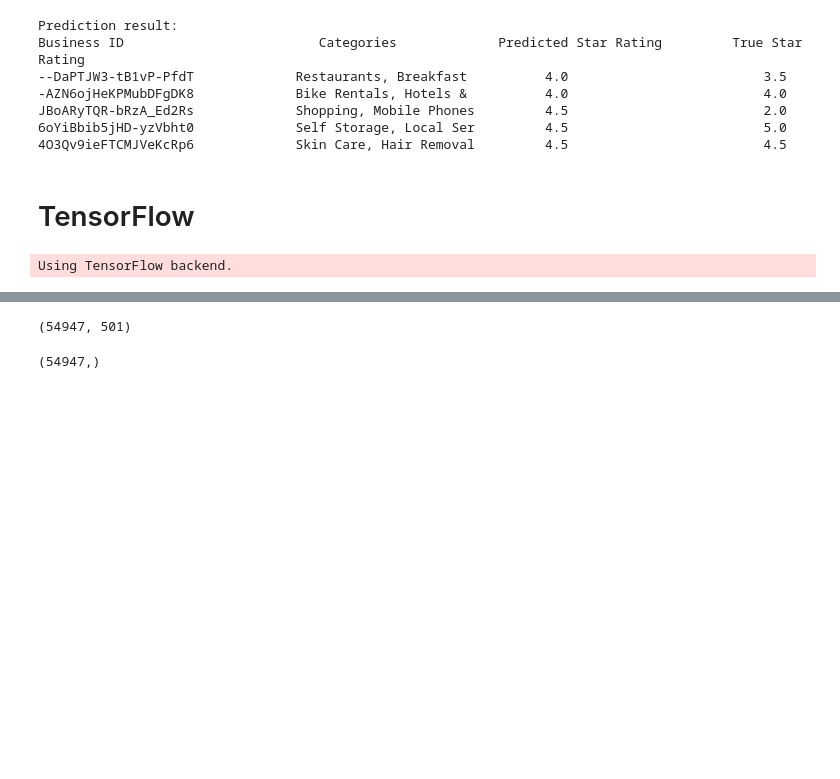
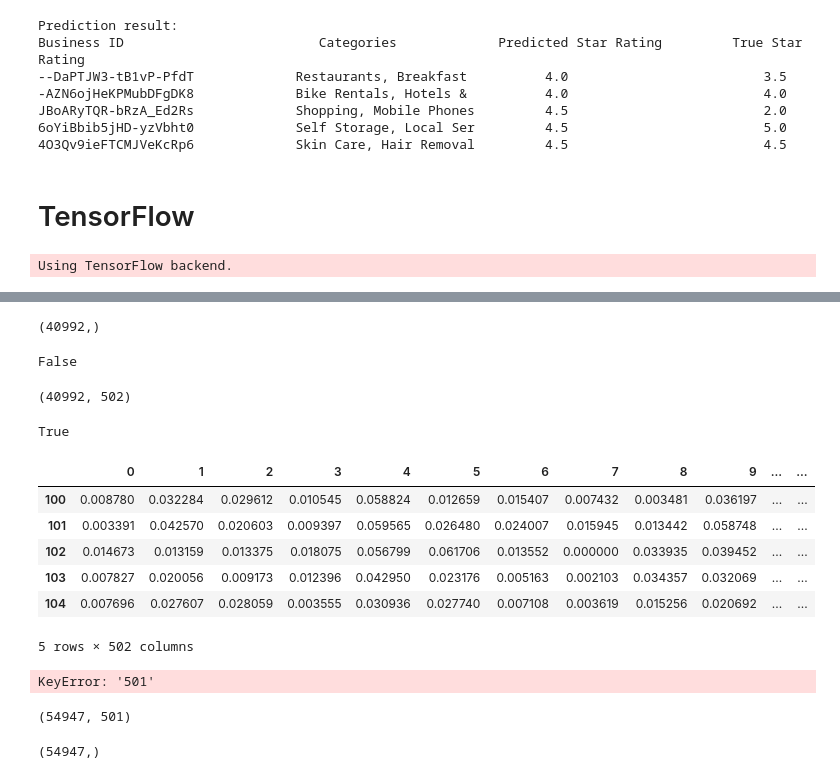
Before and after one commit to hgdangkhoi/CSC215_Project2, a Jupyter notebook: Khoi-Hoang_William-Dobson_CSC215_MiniProject2.ipynb, the cells around one changed output, grey strips where cells are left out. Saved outputs shown, nothing was run; the diff lists cells and outputs as text; code cells hidden in the pictures; blank space fills up the shorter version.

Commit message:
Testing splitting data before vectorizing.

```diff
--- a/Khoi-Hoang_William-Dobson_CSC215_MiniProject2.ipynb
+++ b/Khoi-Hoang_William-Dobson_CSC215_MiniProject2.ipynb
@@ -490,5 +500,8 @@ reviews_tfidf = reviews_matrix.toarray()
 #obtain tfidf score for tips
 vectorizer = sk_text.TfidfVectorizer(max_features=250, min_df=10)
 
-tips_matrix = vectorizer.fit_transform(df_ready_for_sklearn['all_tips'])
-tips_tfidf = tips_matrix.toarray()
+tips_matrix_train = vectorizer.fit_transform(x_train['all_tips'])
+tips_tfidf_train = tips_matrix_train.toarray()
+
+tips_matrix_test = vectorizer.fit_transform(x_test['all_tips'])
+tips_tfidf_test = tips_matrix_test.toarray()
@@ -515,0 +508,10 @@ df_test[0:5]
+# %%
+temp = x_train['review_count_zscore'].values
+input_data_train = np.column_stack((reviews_tfidf_train, tips_tfidf_train))
+input_data_train = np.column_stack((input_data_train, temp))
+input_data_train.shape
+
+temp = x_test['review_count_zscore'].values
+input_data_test = np.column_stack((reviews_tfidf_test, tips_tfidf_test))
+input_data_test = np.column_stack((input_data_test, temp))
+input_data_test.shape
@@ -515,0 +520,5 @@ df_test[0:5]
+# %%
+df_train = pd.DataFrame(input_data_train)
+df_test = pd.DataFrame(input_data_test)
+df_train['stars'] = y_train
+df_test['stars'] = y_test
@@ -516,2 +529,34 @@ df_test[0:5]
+# %%
+y_train.shape
+# %% [output]
+(40992,)
+# %%
+y_train.isnull().values.any()
+# %% [output]
+False
+# %%
+df_train['stars'] = y_train
+# %%
+df_train.shape
+# %% [output]
+(40992, 502)
+# %%
+df_train['stars'].isnull().values.any()
+# %% [output]
+True
+# %%
+df_train[100:105]
+# %% [output]
+|  | 0 | 1 | 2 | 3 | 4 | 5 | 6 | 7 | 8 | 9 | ... | ... |
+| 100 | 0.008780 | 0.032284 | 0.029612 | 0.010545 | 0.058824 | 0.012659 | 0.015407 | 0.007432 | 0.003481 | 0.036197 | ... | ... |
+| 101 | 0.003391 | 0.042570 | 0.020603 | 0.009397 | 0.059565 | 0.026480 | 0.024007 | 0.015945 | 0.013442 | 0.058748 | ... | ... |
+| 102 | 0.014673 | 0.013159 | 0.013375 | 0.018075 | 0.056799 | 0.061706 | 0.013552 | 0.000000 | 0.033935 | 0.039452 | ... | ... |
+| 103 | 0.007827 | 0.020056 | 0.009173 | 0.012396 | 0.042950 | 0.023176 | 0.005163 | 0.002103 | 0.034357 | 0.032069 | ... | ... |
+| 104 | 0.007696 | 0.027607 | 0.028059 | 0.003555 | 0.030936 | 0.027740 | 0.007108 | 0.003619 | 0.015256 | 0.020692 | ... | ... |
+5 rows × 502 columns
+# %%
+x_train,y_train = to_xy(train,'stars')
+# %% [output]
+KeyError: '501'
 # %%
 # Encode to a 2D matrix for training
```
Also changed, not shown: parts of 12 cells of this notebook.
